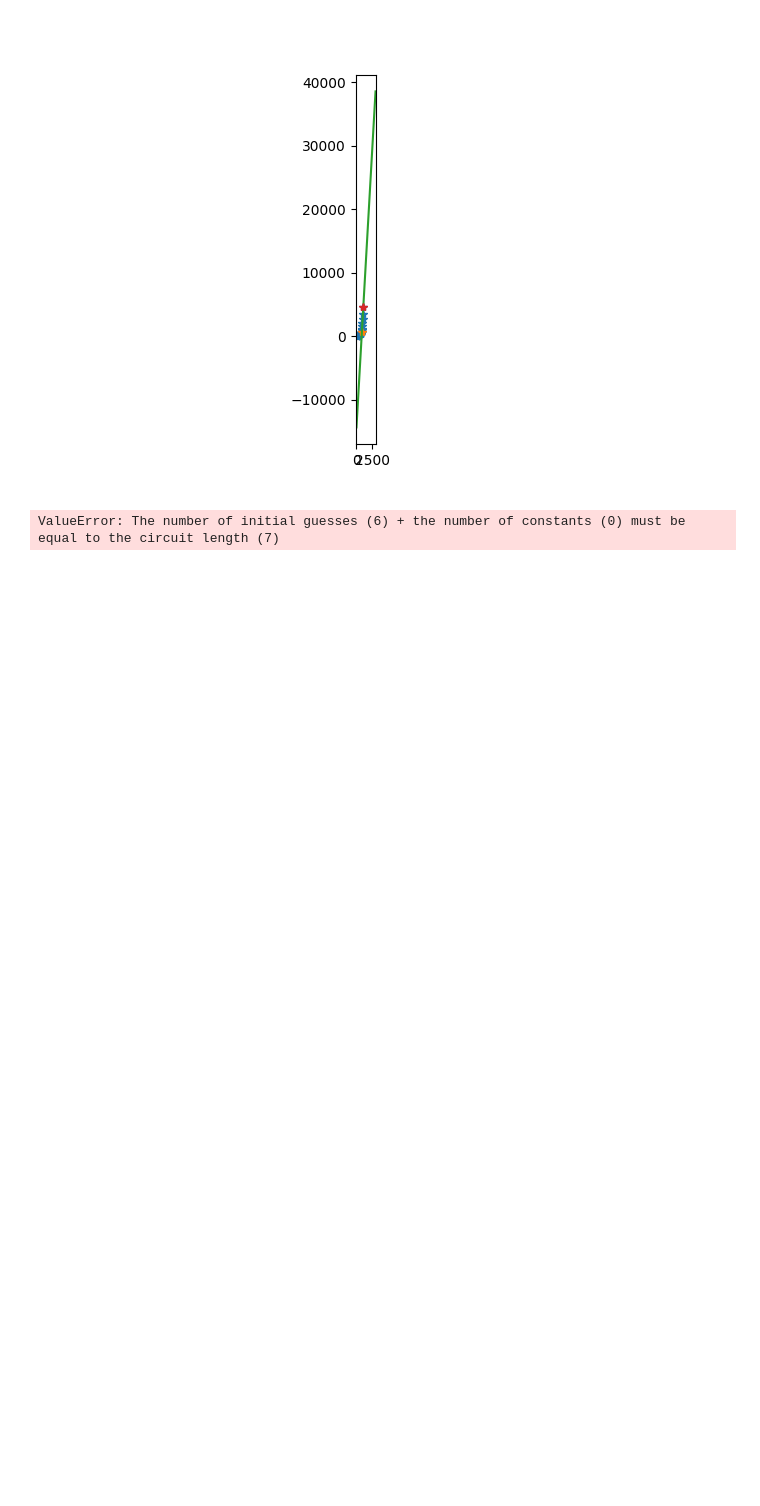
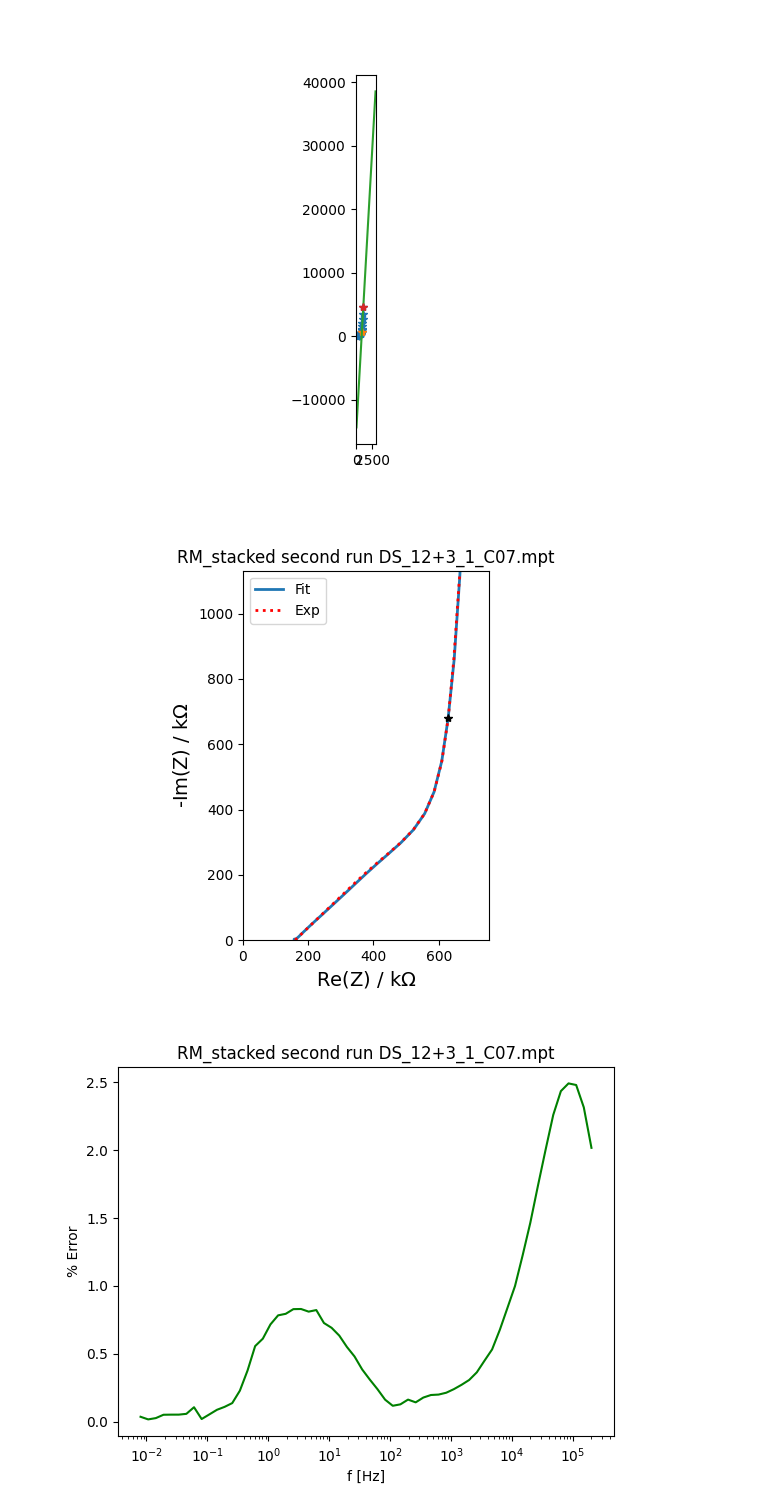
Before and after one commit to Yugal0/fitting-experimental, a Jupyter notebook: code/two combined electrode qvary.ipynb, the cells around one changed output. Drawn from its saved outputs; the diff is of its cells as text; code cells hidden in the pictures; blank space fills up the shorter version.

```diff
--- a/code/two combined electrode qvary.ipynb
+++ b/code/two combined electrode qvary.ipynb
@@ -105,7 +105,7 @@ for file_name in os.listdir(folder_path):
 
     z_fitted=c.predict(frequencies=f)
     # fcsv="../fitted parameters/two combined_mod_fit.csv"
-    fcsv="../fitted parameters/two combined.csv"
+    fcsv="../fitted parameters/two combined q vary.csv"
 
     fig, ax= plt.subplots()
 
@@ -121,36 +121,37 @@ for file_name in os.listdir(folder_path):
     ax.set_ylim(0,1.8*np.real(z[idx]))
 
     ax.legend(["Fit","Exp"])
     ax.set_title(file_name)
     ax.set_aspect("equal")
 
     # ax.set_ylim(0,)
-    fig.savefig(f"../fitted plots/two combined/{file_name[:-4]}",dpi=700,bbox_inches="tight")
+    fig.savefig(f"../fitted plots/two combined q vary/{file_name[:-4]}",dpi=700,bbox_inches="tight")
 
     fig2, ax_err =plt.subplots()
     ax_err.plot(f,100*np.abs((z-z_fitted)/z_fitted),color="green")
     # ax_err.set_ylabel(r'$|(Z_(exp)(\omega)+Z_(fit)(\omega))/Z_(fit)|$ ' , fontsize=10)
     ax_err.set_ylabel("% Error", fontsize=10)
     ax_err.set_title(file_name)
     ax_err.set_xlabel('f [Hz]', fontsize=10)
     ax_err.set_xscale('log')
-    fig2.savefig(f"../fitted plots/two combined/error {file_name[:-4]}",dpi=700,bbox_inches="tight")
+    fig2.savefig(f"../fitted plots/two combined q vary/error {file_name[:-4]}",dpi=700,bbox_inches="tight")
 
     if first_itr:
         data=[
-            ["filename","Rsep","R1","R1Q","R2Q","delta","α"],
-            [f"{file_name}",c.parameters_[0],c.parameters_[1],c.parameters_[2],c.parameters_[3],c.parameters_[4],c.parameters_[5]]
+            ["filename","Rsep","R1","R1R2","R1Q1","R2Q2","delta","α"],
+            [f"{file_name}",c.parameters_[0],c.parameters_[1],c.parameters_[2],c.parameters_[3],c.parameters_[4],c.parameters_[5],c.parameters_[6]]
         ]
         first_itr=False
         with open(fcsv,"w",newline="",encoding='UTF-8') as csv_file:
             writer=csv.writer(csv_file)
             writer.writerows(data)
     else:
         data=[
-            [f"{file_name}",c.parameters_[0],c.parameters_[1],c.parameters_[2],c.parameters_[3],c.parameters_[4],c.parameters_[5]]
+            [f"{file_name}",c.parameters_[0],c.parameters_[1],c.parameters_[2],c.parameters_[3],c.parameters_[4],c.parameters_[5],c.parameters_[6]]
         ]
         with open(fcsv,"a",newline="",encoding='UTF-8') as csv_file:
             writer=csv.writer(csv_file)
             writer.writerows(data)
 # %% [output]
-ValueError: The number of initial guesses (6) + the number of constants (0) must be equal to the circuit length (7)
+[figure, added]
+[figure, added]
```
Also changed, not shown: parts of 1 cell of this notebook, 10 other files.
